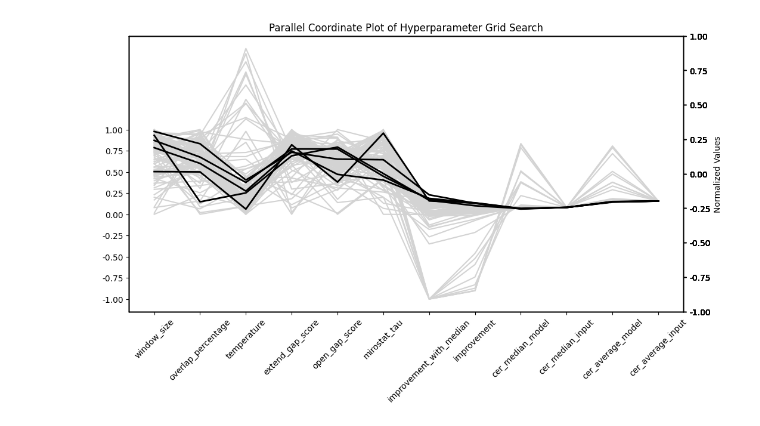
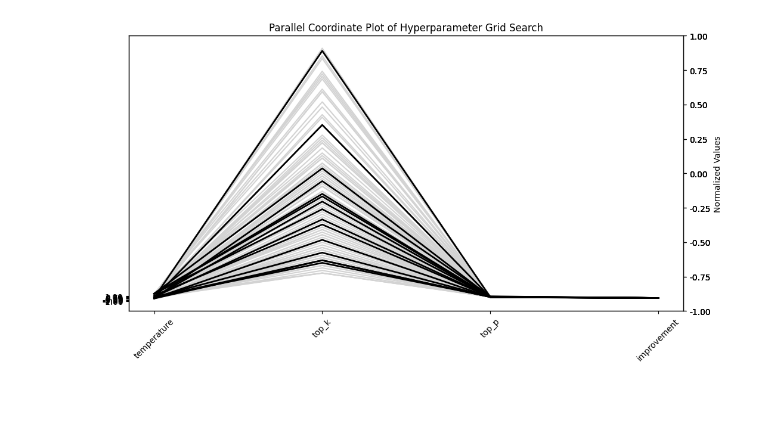
Before and after one commit to TurkuNLP/ocr-postcorrection-lm, a Jupyter notebook: alignment-and-gridsearch/evaluation_visualization.ipynb, the cells around one changed output. Saved outputs shown, nothing was run; the diff lists cells and outputs as text; code cells hidden in the pictures; blank space fills up the shorter version.

```diff
--- a/alignment-and-gridsearch/evaluation_visualization.ipynb
+++ b/alignment-and-gridsearch/evaluation_visualization.ipynb
@@ -68,0 +160,16 @@ for i, result in enumerate(all_results):
+# %%
+data = [temp_values, topk_values, topp_values]
+
+labels = ['Temperature', 'Top_k', 'Top_p']
+
+plt.figure(figsize=(8, 6))
+plt.boxplot(data, labels=labels, patch_artist=True, boxprops=dict(facecolor='lightblue'))
+
+plt.title('Distribution of Temperature, Top_k, and Top_p')
+plt.ylabel('Values')
+
+for i, values in enumerate(data):
+    median_value = statistics.median(values)
+    plt.text(i + 1, median_value, f'{median_value:.2f}', ha='center', va='bottom', color='red')
+
+plt.show()
@@ -104,21 +231,36 @@ import matplotlib.pyplot as plt
 import numpy as np
 
 # Sample data representing the hyperparameter grid search results
-data = {
-    'window_size': window_size,
-    'overlap_percentage': overlap_percentage,
-    'temperature': temperature,
-    'extend_gap_score': extend_gap_score,
-    'open_gap_score': open_gap_score,
-    'mirostat_tau': mirostat_tau,
-    #'character_error_rate': cers_model,
-    'improvement_with_median': improvement_median,
-    'improvement': improvement,
-    'cer_median_model': cers_model_median,
-    'cer_median_input': cers_input_median,
-    'cer_average_model': cers_model,
-    'cer_average_input': cers_input
-}
+
+if options==1:
+    data = {
+        'temperature': temperature,
+        'mirostat': mirostat,
+        'mirostat_tau': mirostat_tau,
+        'mirostat_eta': mirostat_eta,
+        #'character_error_rate': cers_model,
+        #'improvement_with_median': improvement_median,
+
+        #'cer_median_model': cers_model_median,
+        #'cer_median_input': cers_input_median,
+        #'cer_average_model': cers_model,
+        #'cer_average_input': cers_input,
+        'improvement': improvement,
+    }
+elif options==2:
+    data = {
+        'temperature': temperature,
+        'top_k': top_k,
+        'top_p': top_p,
+        #'character_error_rate': cers_model,
+        #'improvement_with_median': improvement_median,
+
+        #'cer_median_model': cers_model_median,
+        #'cer_median_input': cers_input_median,
+        #'cer_average_model': cers_model,
+        #'cer_average_input': cers_input,
+        'improvement': improvement,
+    }
 
 '''print(len(window_size))
 print(len(do_sample))
@@ -136,9 +278,9 @@ df_normalized = df.copy()
 maxVal = 1.0
 df_normalized['improvement'].where(df_normalized['improvement'] <= maxVal, maxVal)
 
-print(df_normalized['improvement'].max)
+#print(df_normalized['improvement'].max)
 for column in df_normalized.columns:
-    if (((df_normalized[column].dtype != bool  and column !='coverage') and 'improvement' not in column) and 'cer' not in column) and column != 'temperature':
+    if (((df_normalized[column].dtype != bool  and column !='coverage') and 'improvement' not in column) and 'cer' not in column) and 1==0:
         df_normalized[column] = (df_normalized[column] - df_normalized[column].min()) / (df_normalized[column].max() - df_normalized[column].min())
 
 # Define a function to convert boolean to int for plotting
@@ -146,11 +288,11 @@ for column in df_normalized.columns:
 #df_normalized['beam_search'] = df_normalized['beam_search'].astype(int)
 
 # Sort the DataFrame based on character error rate
-df_sorted = df_normalized.sort_values(by='improvement_with_median', ascending=False)
+df_sorted = df_normalized.sort_values(by='improvement', ascending=False)
 
 # Split the DataFrame into two parts
-df_grey = df_sorted[5:]
-df_black = df_sorted[:5]
+df_grey = df_sorted[15:]
+df_black = df_sorted[:15]
 
 # Create a new figure
 fig, ax = plt.subplots(figsize=(12, 6))
@@ -214,4 +344,4 @@ Name: improvement, Length: 100, dtype: float64>
-[figure, old version]
+[figure, new version]
 # %%
 print(df_black)
 # %% [output]
```
Also changed, not shown: parts of 11 cells of this notebook, 22 other files.
